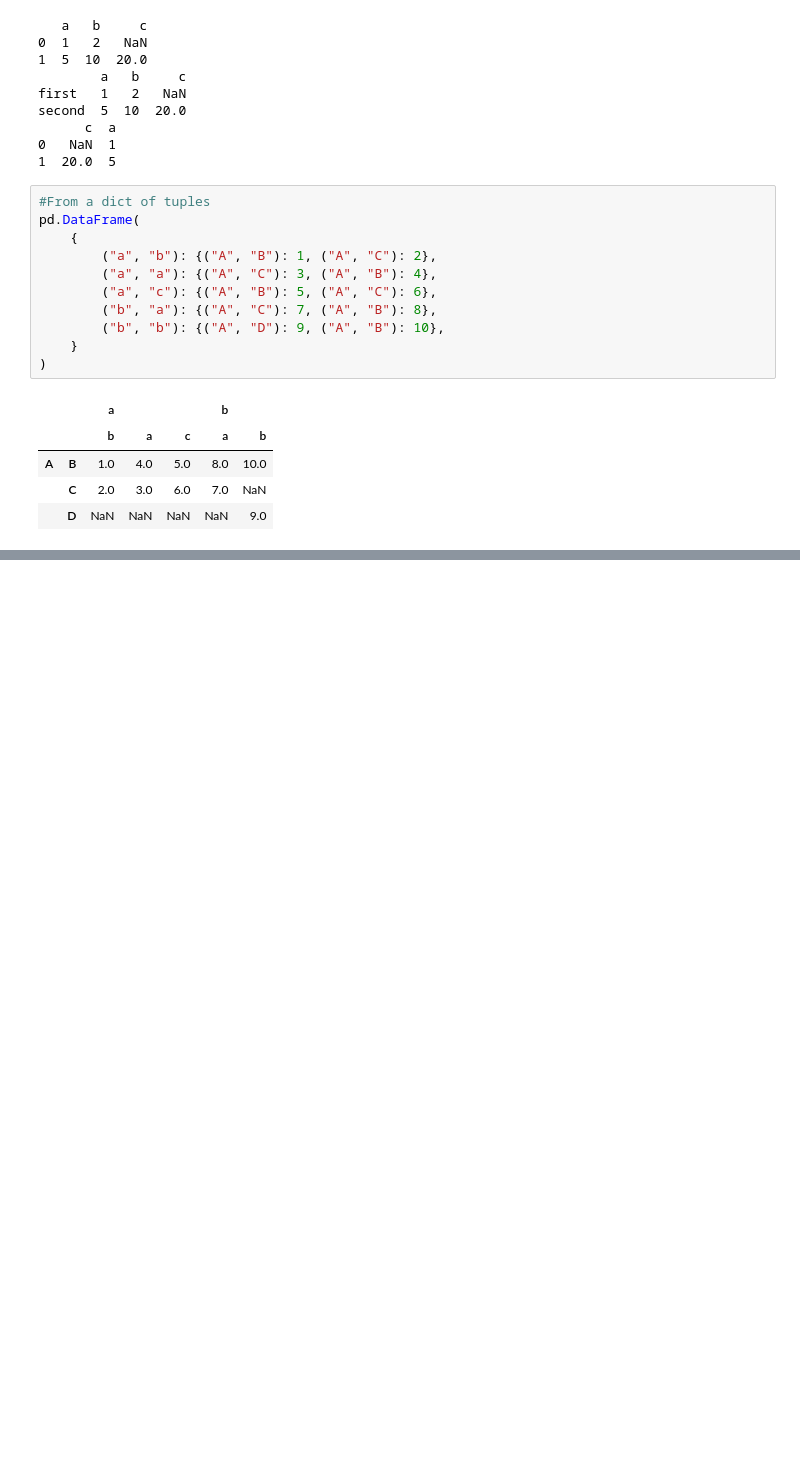
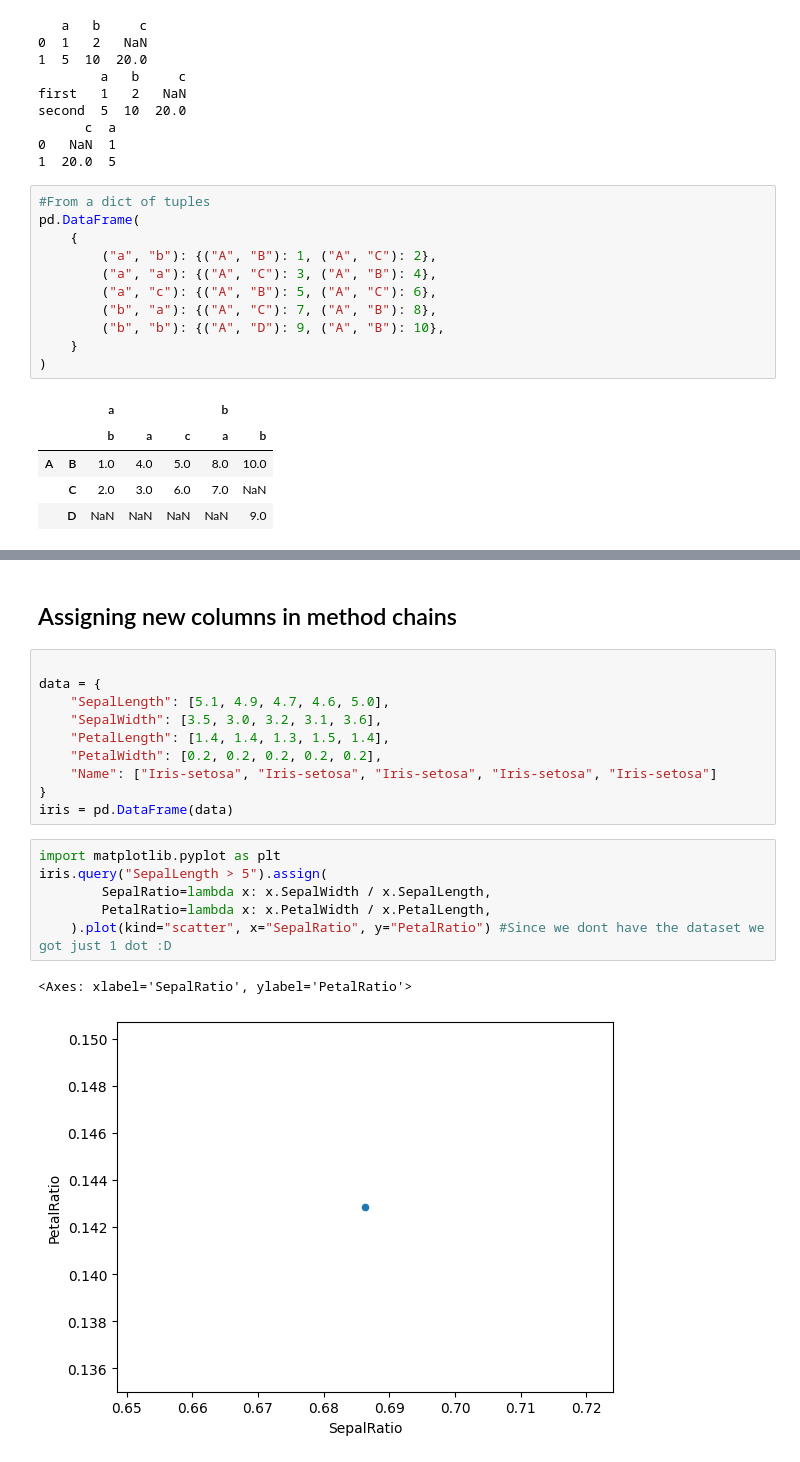
Before and after one commit to Ezrio1/playground, a Jupyter notebook: pandas/intro_data_str.ipynb, the cells around one changed output, grey strips where cells are left out. Saved outputs shown, nothing was run; the diff lists cells and outputs as text; blank space fills up the shorter version.

Commit message:
intro_data_str is finished

```diff
--- a/pandas/intro_data_str.ipynb
+++ b/pandas/intro_data_str.ipynb
@@ -328,0 +413,21 @@ pd.DataFrame(
+# %% [markdown]
+## Assigning new columns in method chains
+# %%
+
+data = {
+    "SepalLength": [5.1, 4.9, 4.7, 4.6, 5.0],
+    "SepalWidth": [3.5, 3.0, 3.2, 3.1, 3.6],
+    "PetalLength": [1.4, 1.4, 1.3, 1.5, 1.4],
+    "PetalWidth": [0.2, 0.2, 0.2, 0.2, 0.2],
+    "Name": ["Iris-setosa", "Iris-setosa", "Iris-setosa", "Iris-setosa", "Iris-setosa"]
+}
+iris = pd.DataFrame(data)
+# %%
+import matplotlib.pyplot as plt
+iris.query("SepalLength > 5").assign(
+        SepalRatio=lambda x: x.SepalWidth / x.SepalLength,
+        PetalRatio=lambda x: x.PetalWidth / x.PetalLength,
+    ).plot(kind="scatter", x="SepalRatio", y="PetalRatio") #Since we dont have the dataset we got just 1 dot :D
+# %% [output]
+<Axes: xlabel='SepalRatio', ylabel='PetalRatio'>
+[figure, added]
```
Also changed, not shown: parts of 34 cells of this notebook.
